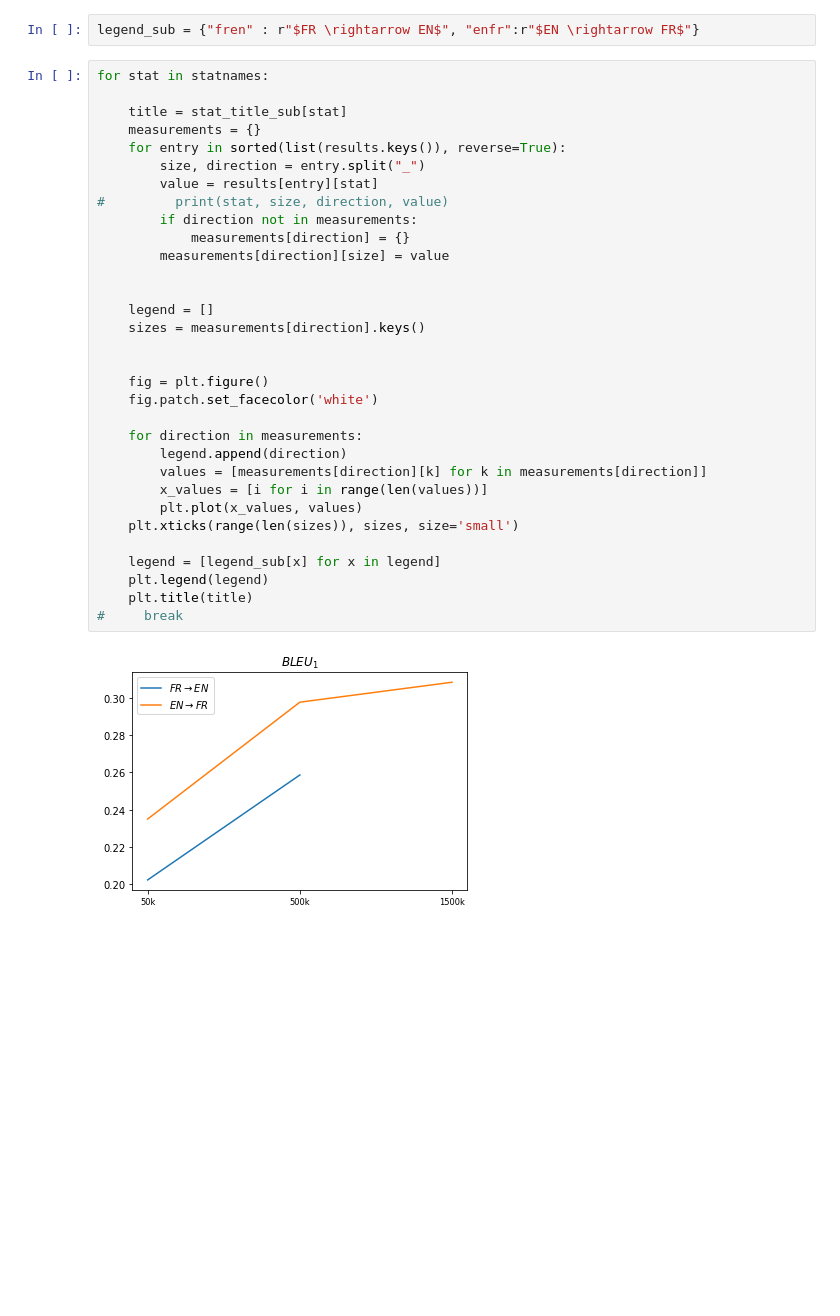
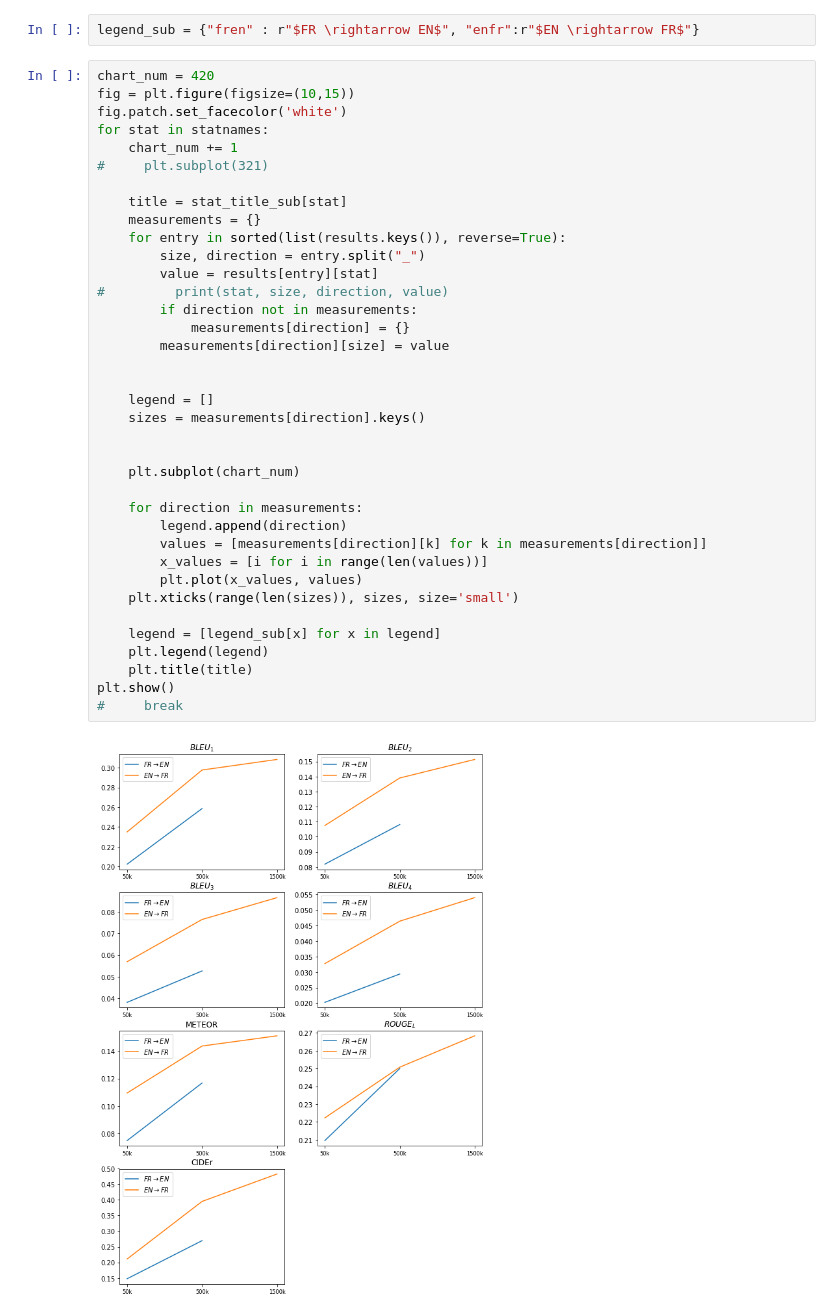
Before and after one commit to thien/specialk, a Jupyter notebook: base/metrics/baseline_bt/charts.ipynb, the cells around one changed output. Cells and saved outputs as stored; diff of their text form; blank space fills up the shorter version.

Commit message:
fixed chart formatting

```diff
--- a/base/metrics/baseline_bt/charts.ipynb
+++ b/base/metrics/baseline_bt/charts.ipynb
@@ -49,36 +49,41 @@ stat_title_sub['GreedyMatchingScore'] = "Greedy Matching Score"
 # %%
 legend_sub = {"fren" : r"$FR \rightarrow EN$", "enfr":r"$EN \rightarrow FR$"}
 # %%
+chart_num = 420
+fig = plt.figure(figsize=(10,15))
+fig.patch.set_facecolor('white')
 for stat in statnames:
+    chart_num += 1
+#     plt.subplot(321)
 
     title = stat_title_sub[stat]
     measurements = {}
     for entry in sorted(list(results.keys()), reverse=True):
         size, direction = entry.split("_")
         value = results[entry][stat]
 #         print(stat, size, direction, value)
         if direction not in measurements:
             measurements[direction] = {}
         measurements[direction][size] = value
 
 
     legend = []
     sizes = measurements[direction].keys()
 
 
-    fig = plt.figure()
-    fig.patch.set_facecolor('white')
+    plt.subplot(chart_num)
 
     for direction in measurements:
         legend.append(direction)
         values = [measurements[direction][k] for k in measurements[direction]]
         x_values = [i for i in range(len(values))]
         plt.plot(x_values, values)
     plt.xticks(range(len(sizes)), sizes, size='small')
 
     legend = [legend_sub[x] for x in legend]
     plt.legend(legend)
     plt.title(title)
+plt.show()
 #     break
 # %% [output]
-[figure, old version]
+[figure, new version]
```
Also changed, not shown: parts of 1 cell of this notebook.
